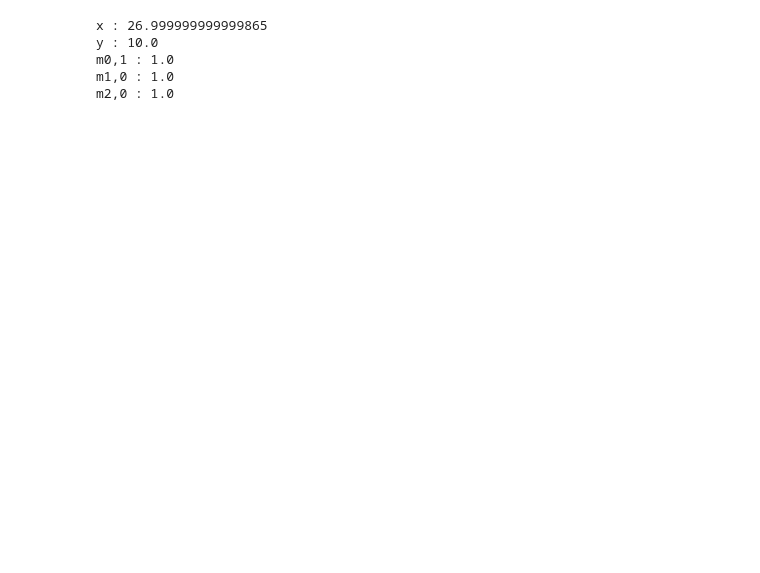
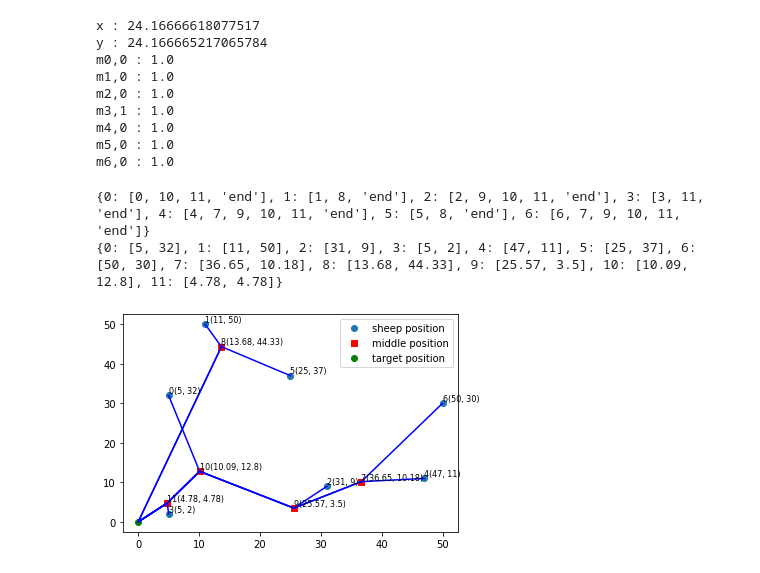
Before and after one commit to LINYT-IM/Sheepherding, a Jupyter notebook: src/模型/point.ipynb, the cells around one changed output. Saved outputs shown, nothing was run; the diff lists cells and outputs as text; code cells hidden in the pictures; blank space fills up the shorter version.

```diff
--- a/src/模型/point.ipynb
+++ b/src/模型/point.ipynb
@@ -24,10 +31,10 @@ def max(list):
 # print(max(p))
 # %%
 model = Model("Point")
-x = model.addVar(vtype = GRB.INTEGER, name = 'x')
-x_2 = model.addVar(vtype = GRB.INTEGER, name = 'x2')
-y = model.addVar(vtype = GRB.INTEGER, name = 'y')
-y_2 = model.addVar(vtype = GRB.INTEGER, name = 'y2')
+x = model.addVar(vtype = GRB.CONTINUOUS, name = 'x')
+x_2 = model.addVar(vtype = GRB.CONTINUOUS, name = 'x2')
+y = model.addVar(vtype = GRB.CONTINUOUS, name = 'y')
+y_2 = model.addVar(vtype = GRB.CONTINUOUS, name = 'y2')
 dis = {}
 m = {}
 disToTar = {}
@@ -47,8 +54,8 @@ count = 0
 model.addGenConstrPow( x, x_2, 2.0, name = "x2")
 model.addGenConstrPow( y, y_2, 2.0, name = "y2")
 for i in p:
-    disToP = m[int(i),0]*(x_2+y_2)-m[int(i),0]*2*(x+y)*p[i][0]+ 2*m[int(i),0]*pow(p[i][0],2)
-    model.addConstr(dis[int(i)] >= disToP + m[int(i),1]*disToTar[i], name = "(dis)")
+    disToP = m[int(i),0]*(x_2+y_2)-m[int(i),0]*2*(x*p[i][0] + y*p[i][1])+ m[int(i),0]*(pow(p[i][0],2)+ pow(p[i][1],2))
+    model.addConstr(dis[int(i)] == disToP + m[int(i),1]*disToTar[i], name = "(dis)")
 model.addConstr(dis[len(p)] >= pow(x-tar[0],2) + pow(y-tar[1],2), name = "(dis)")
 
 for i in p:
@@ -59,7 +66,7 @@ lhs_t = LinExpr(quicksum(dis[i] for i in range(len(p)+1)))
 model.setObjective(lhs_t,GRB.MINIMIZE)
 model.params.NonConvex = 2
 model.update()
-# model.display()
+model.display()
 model.optimize()
 print("Optimize value = ", model.ObjVal)
 # %% [output]
@@ -87,8 +94,12 @@ for var in model.getVars():
     if(var.varName[0] == 'm' and var.x > 0):
         print('{name} : {val}'.format(name=var.varName, val = var.x))
 # %% [output]
-x : 26.999999999999865
-y : 10.0
-m0,1 : 1.0
+x : 24.16666618077517
+y : 24.166665217065784
+m0,0 : 1.0
 m1,0 : 1.0
 m2,0 : 1.0
+m3,1 : 1.0
+m4,0 : 1.0
+m5,0 : 1.0
+m6,0 : 1.0
@@ -94,0 +243,43 @@ m2,0 : 1.0
+# %%
+path, n_p = generate_path(p, tar)
+print(path)
+print(n_p)
+# %% [output]
+{0: [0, 10, 11, 'end'], 1: [1, 8, 'end'], 2: [2, 9, 10, 11, 'end'], 3: [3, 11, 'end'], 4: [4, 7, 9, 10, 11, 'end'], 5: [5, 8, 'end'], 6: [6, 7, 9, 10, 11, 'end']}
+{0: [5, 32], 1: [11, 50], 2: [31, 9], 3: [5, 2], 4: [47, 11], 5: [25, 37], 6: [50, 30], 7: [36.65, 10.18], 8: [13.68, 44.33], 9: [25.57, 3.5], 10: [10.09, 12.8], 11: [4.78, 4.78]}
+# %%
+
+
+# 繪圖用
+mid_p = []
+fin_p = []
+for i in range(len(p)):
+    fin_p.append((p[i][0], p[i][1]))
+
+testx, testy = zip(*fin_p)
+plt.plot(testx, testy, 'o', label = 'sheep position')
+for i in range(len(p), len(n_p)):
+    mid_p.append((n_p[i][0], n_p[i][1]))
+    fin_p.append((n_p[i][0], n_p[i][1]))
+fin_p.append((0,0))
+annotations=[]
+for i in range(len(n_p)):
+    annotations.append(str(i)+'(' + str(n_p[i][0]) + ', ' + str(n_p[i][1]) + ')')
+#     annotations.append(str(i))
+testx, testy = zip(*mid_p)
+plt.plot(testx, testy, 'sr', label = 'middle position')
+plt.plot(0,0, 'og', label = 'target position')
+for k in range(len(path)):
+    for i in range(len(path[k]) - 1):  # plot each connections
+        if(path[k][i+1] == 'end'):
+            x, y = zip(fin_p[path[k][i]], fin_p[len(fin_p)-1])
+        else:
+            x, y = zip(fin_p[path[k][i]], fin_p[path[k][i+1]])
+        plt.plot(x, y, 'b')
+for i, label in enumerate(annotations):
+    plt.text(fin_p[i][0], fin_p[i][1],label, size = 8, weight = 'light', ha= 'left',va='bottom', wrap = False)
+# plt.axis([0,10,0,10])
+plt.legend()
+plt.show()
+# %% [output]
+[figure, added]
```
Also changed, not shown: parts of 12 cells of this notebook.
